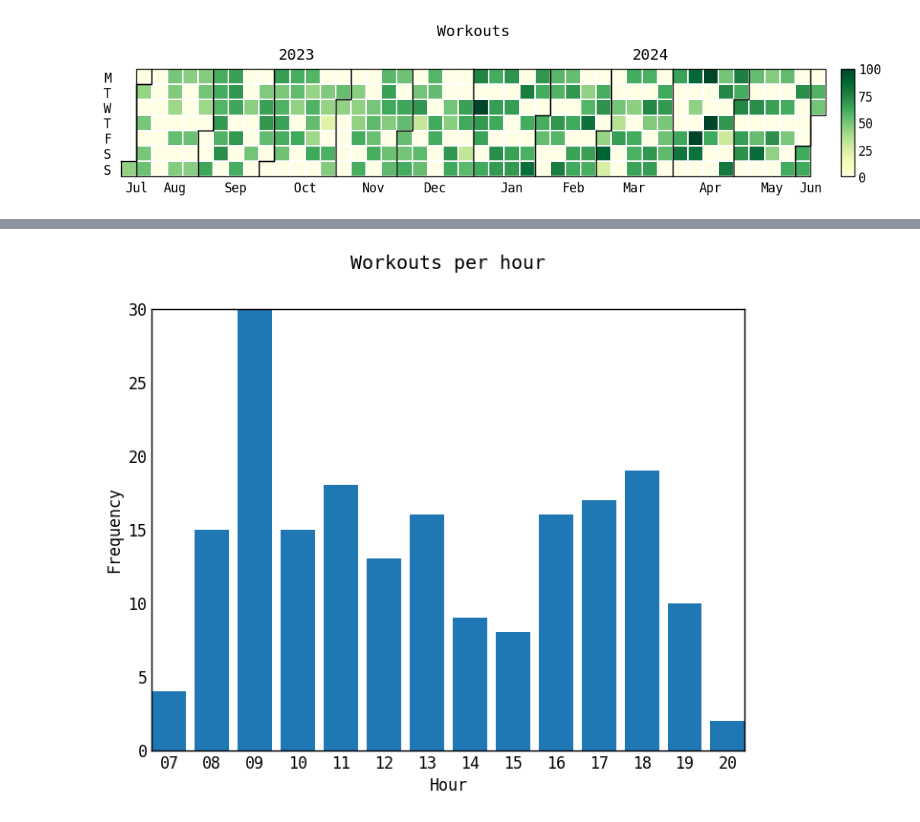
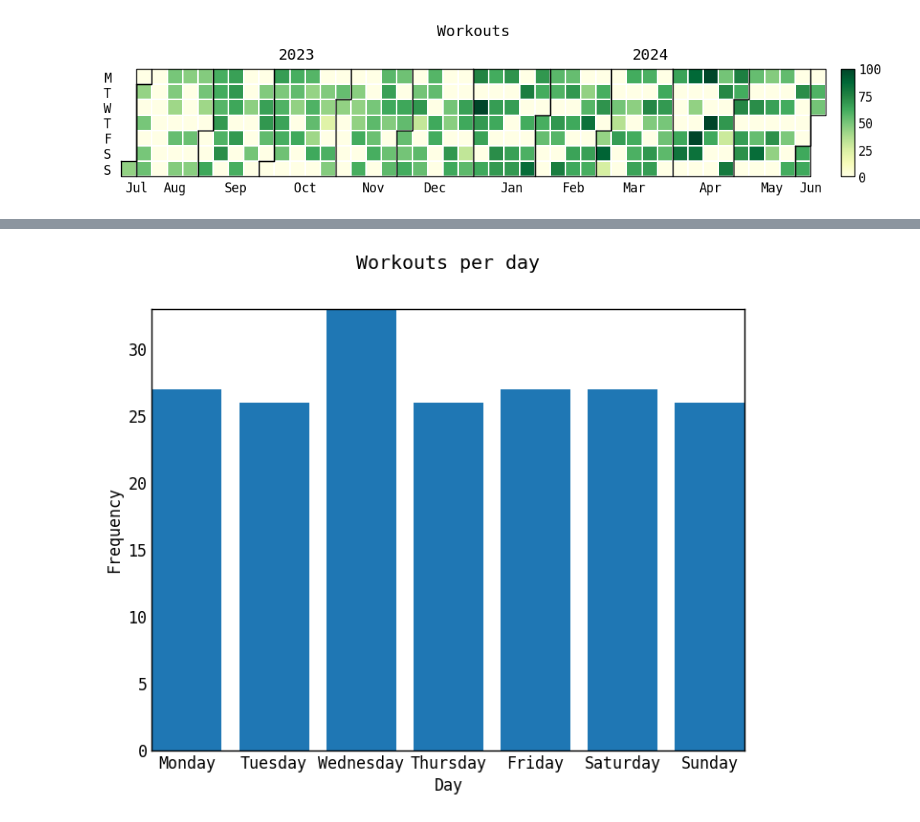
Before and after one commit to Aebel-Shajan/gym-data-analysis, a Jupyter notebook: experimentation.Ipynb, the cells around one changed output, grey strips where cells are left out. Cells and saved outputs as stored; diff of their text form; code cells hidden in the pictures.

Commit message:
Refactor plot function names

```diff
--- a/experimentation.Ipynb
+++ b/experimentation.Ipynb
@@ -80,4 +64,4 @@ analysis.plot_weekly_workout(grouped_df)
 # %%
-analysis.plot_hourly_workout(grouped_df)
+analysis.plot_daily_workouts(grouped_df)
 # %% [output]
-[figure, old version]
+[figure, new version]
```
Also changed, not shown: parts of 5 cells of this notebook, 1 other file.
